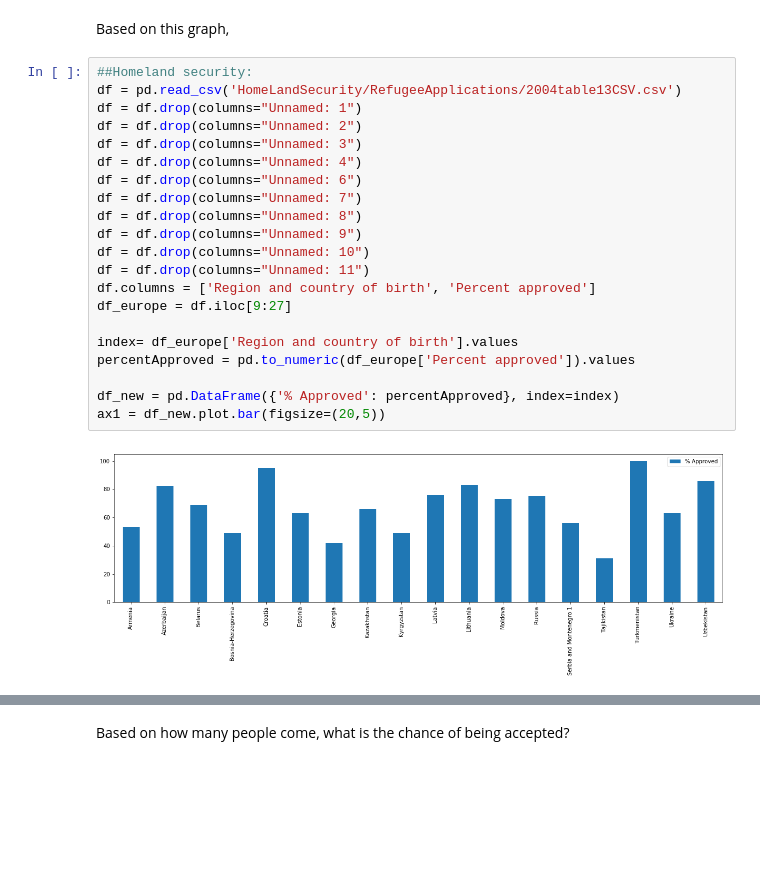
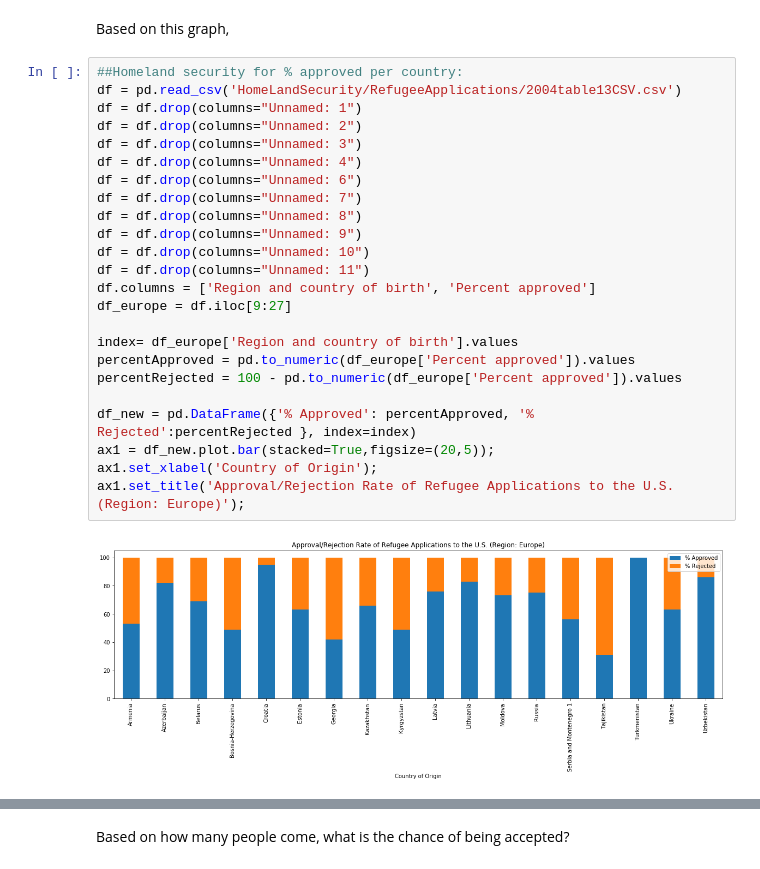
Before and after one commit to jordanrmess/USrefugees, a Jupyter notebook: final.ipynb, the cells around one changed output, grey strips where cells are left out. Drawn from its saved outputs; the diff is of its cells as text; blank space fills up the shorter version.

Commit message:
julie graph

```diff
--- a/final.ipynb
+++ b/final.ipynb
@@ -195,28 +195,31 @@ plt.show()
 # %% [markdown]
 Based on this graph,
 # %%
-##Homeland security:
+##Homeland security for % approved per country:
 df = pd.read_csv('HomeLandSecurity/RefugeeApplications/2004table13CSV.csv')
 df = df.drop(columns="Unnamed: 1")
 df = df.drop(columns="Unnamed: 2")
 df = df.drop(columns="Unnamed: 3")
 df = df.drop(columns="Unnamed: 4")
 df = df.drop(columns="Unnamed: 6")
 df = df.drop(columns="Unnamed: 7")
 df = df.drop(columns="Unnamed: 8")
 df = df.drop(columns="Unnamed: 9")
 df = df.drop(columns="Unnamed: 10")
 df = df.drop(columns="Unnamed: 11")
 df.columns = ['Region and country of birth', 'Percent approved']
 df_europe = df.iloc[9:27]
 
 index= df_europe['Region and country of birth'].values
 percentApproved = pd.to_numeric(df_europe['Percent approved']).values
+percentRejected = 100 - pd.to_numeric(df_europe['Percent approved']).values
 
-df_new = pd.DataFrame({'% Approved': percentApproved}, index=index)
-ax1 = df_new.plot.bar(figsize=(20,5))
+df_new = pd.DataFrame({'% Approved': percentApproved, '% Rejected':percentRejected }, index=index)
+ax1 = df_new.plot.bar(stacked=True,figsize=(20,5));
+ax1.set_xlabel('Country of Origin');
+ax1.set_title('Approval/Rejection Rate of Refugee Applications to the U.S. (Region: Europe)');
 # %% [output]
-[figure, old version]
+[figure, new version]
 # %%
 df_asia = df.iloc[28:41]
 index= df_asia['Region and country of birth'].values
```
Also changed, not shown: parts of 3 cells of this notebook.
